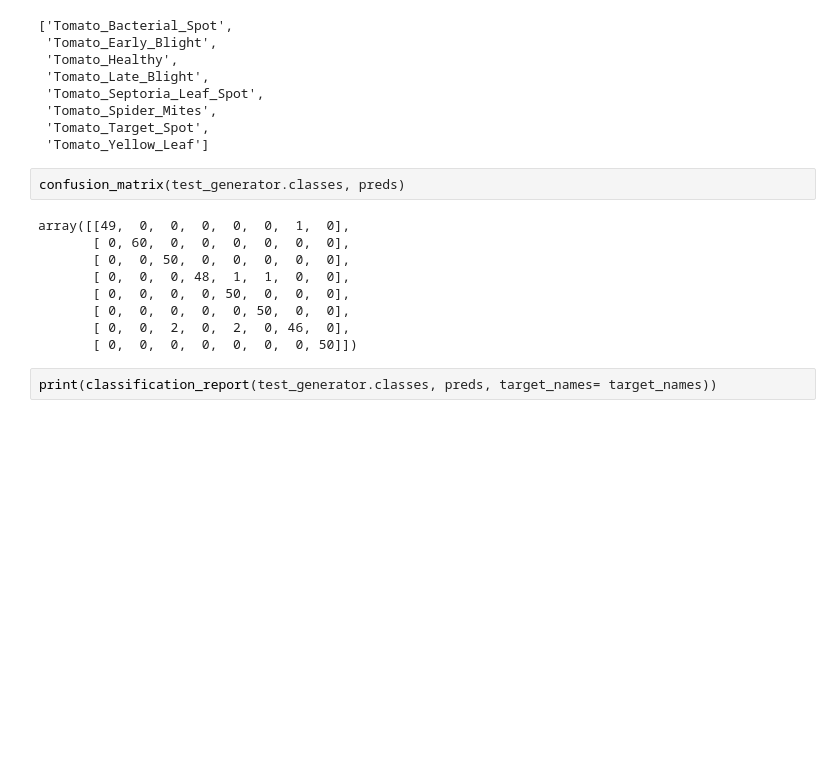
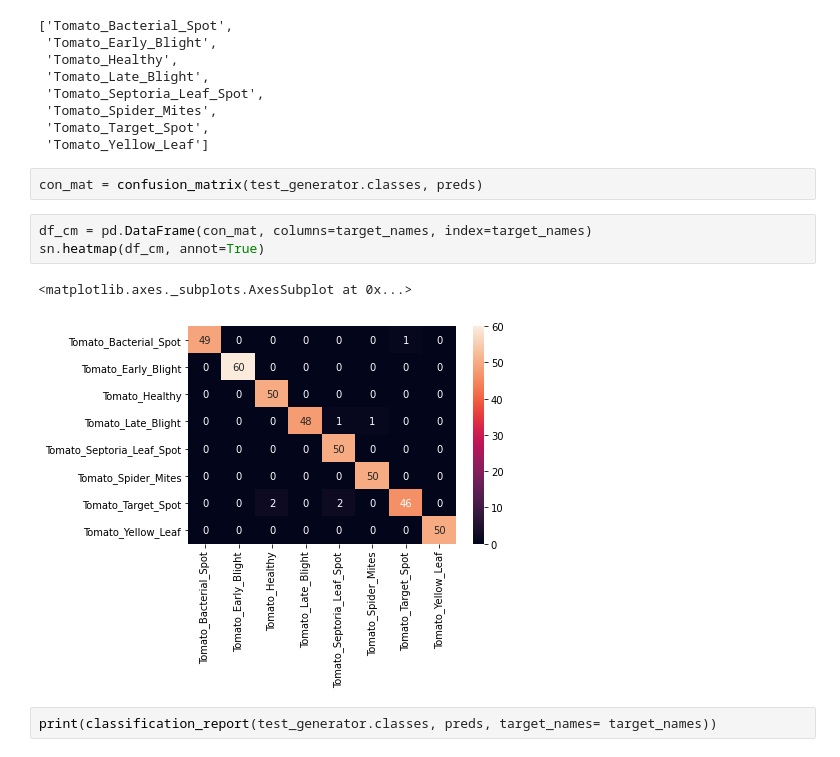
Before and after one commit to afifaniks/TomatoLeafDiseaseDetection, a Jupyter notebook: Model_Tester.ipynb, the cells around one changed output. Cells and saved outputs as stored; diff of their text form; blank space fills up the shorter version.

```diff
--- a/Model_Tester.ipynb
+++ b/Model_Tester.ipynb
@@ -139,16 +140,13 @@ target_names
  'Tomato_Target_Spot',
  'Tomato_Yellow_Leaf']
 # %%
-confusion_matrix(test_generator.classes, preds)
+con_mat = confusion_matrix(test_generator.classes, preds)
-# %% [output]
-array([[49,  0,  0,  0,  0,  0,  1,  0],
-       [ 0, 60,  0,  0,  0,  0,  0,  0],
-       [ 0,  0, 50,  0,  0,  0,  0,  0],
-       [ 0,  0,  0, 48,  1,  1,  0,  0],
-       [ 0,  0,  0,  0, 50,  0,  0,  0],
-       [ 0,  0,  0,  0,  0, 50,  0,  0],
-       [ 0,  0,  2,  0,  2,  0, 46,  0],
-       [ 0,  0,  0,  0,  0,  0,  0, 50]])
+# %%
+df_cm = pd.DataFrame(con_mat, columns=target_names, index=target_names)
+sn.heatmap(df_cm, annot=True)
+# %% [output]
+<matplotlib.axes._subplots.AxesSubplot at 0x...>
+[figure, added]
 # %%
 print(classification_report(test_generator.classes, preds, target_names= target_names))
 # %% [output]
```
Also changed, not shown: parts of 1 cell of this notebook.
